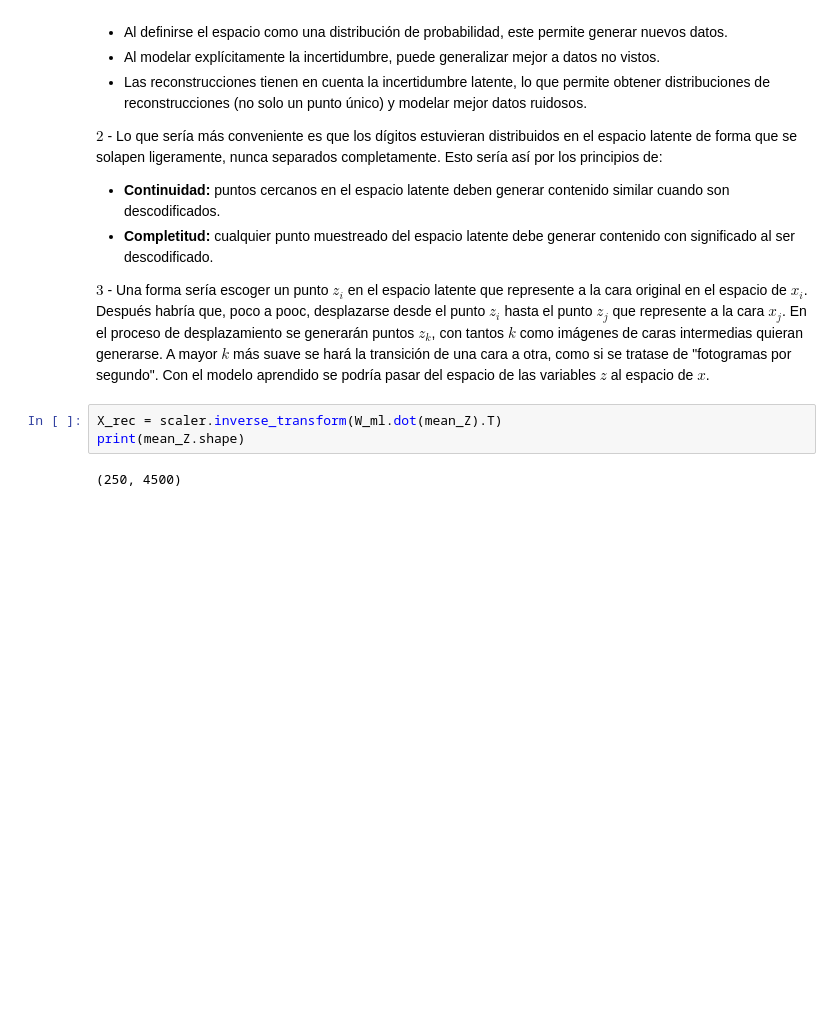
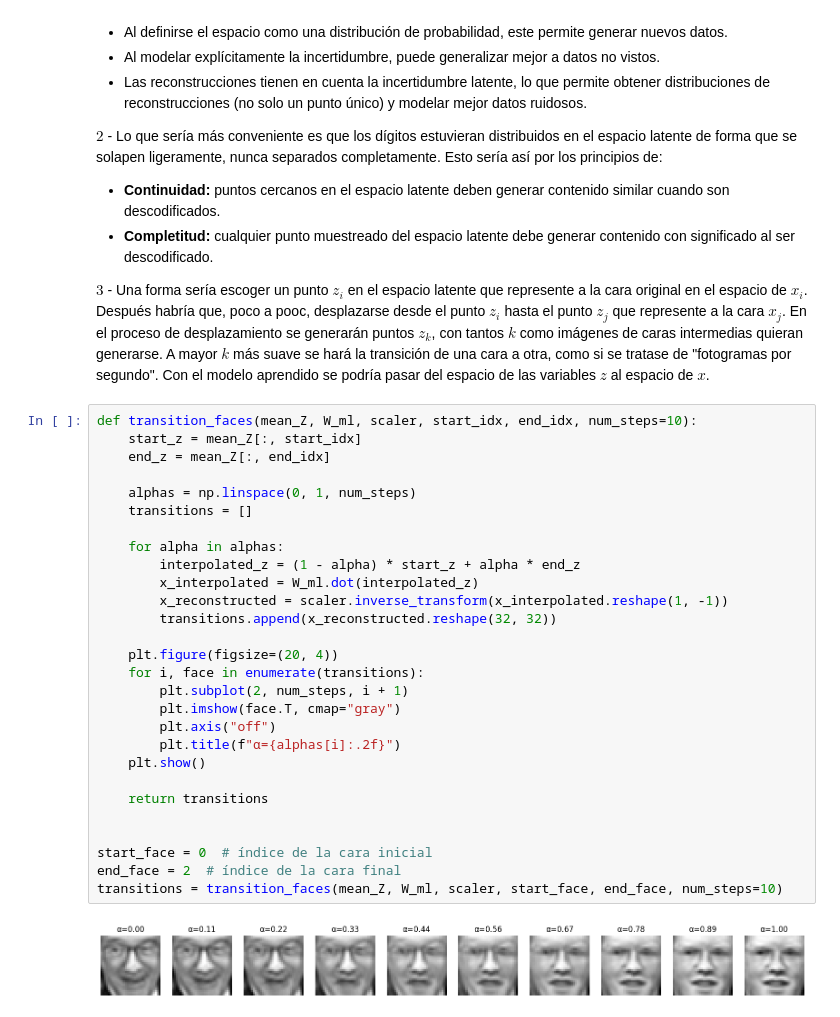
Before and after one commit to Migue8gl/DataScienceMaster, a Jupyter notebook: extraccion_de_caracteristicas_en_imagenes/p3_ppca/PPCA_guion.ipynb, the cells around one changed output. Saved outputs shown, nothing was run; the diff lists cells and outputs as text; blank space fills up the shorter version.

```diff
--- a/extraccion_de_caracteristicas_en_imagenes/p3_ppca/PPCA_guion.ipynb
+++ b/extraccion_de_caracteristicas_en_imagenes/p3_ppca/PPCA_guion.ipynb
@@ -478,8 +480,33 @@ $2$ - Lo que sería más conveniente es que los dígitos estuvieran distribuidos
 - **Completitud:** cualquier punto muestreado del espacio latente debe generar contenido con significado al ser descodificado.
 
 $3$ - Una forma sería escoger un punto $z_i$ en el espacio latente que represente a la cara original en el espacio de $x_i$. Después habría que, poco a pooc, desplazarse desde el punto $z_i$ hasta el punto $z_j$ que represente a la cara $x_j$. En el proceso de desplazamiento se generarán puntos $z_k$, con tantos $k$ como imágenes de caras intermedias quieran generarse. A mayor $k$ más suave se hará la transición de una cara a otra, como si se tratase de "fotogramas por segundo". Con el modelo aprendido se podría pasar del espacio de las variables $z$ al espacio de $x$.
-# %%
-X_rec = scaler.inverse_transform(W_ml.dot(mean_Z).T)
-print(mean_Z.shape)
-# %% [output]
-(250, 4500)
+# %%
+def transition_faces(mean_Z, W_ml, scaler, start_idx, end_idx, num_steps=10):
+    start_z = mean_Z[:, start_idx]
+    end_z = mean_Z[:, end_idx]
+
+    alphas = np.linspace(0, 1, num_steps)
+    transitions = []
+
+    for alpha in alphas:
+        interpolated_z = (1 - alpha) * start_z + alpha * end_z
+        x_interpolated = W_ml.dot(interpolated_z)
+        x_reconstructed = scaler.inverse_transform(x_interpolated.reshape(1, -1))
+        transitions.append(x_reconstructed.reshape(32, 32))
+
+    plt.figure(figsize=(20, 4))
+    for i, face in enumerate(transitions):
+        plt.subplot(2, num_steps, i + 1)
+        plt.imshow(face.T, cmap="gray")
+        plt.axis("off")
+        plt.title(f"α={alphas[i]:.2f}")
+    plt.show()
+
+    return transitions
+
+
+start_face = 0  # índice de la cara inicial
+end_face = 2  # índice de la cara final
+transitions = transition_faces(mean_Z, W_ml, scaler, start_face, end_face, num_steps=10)
+# %% [output]
+[figure, added]
```
Also changed, not shown: parts of 11 cells of this notebook, 19 other files.
